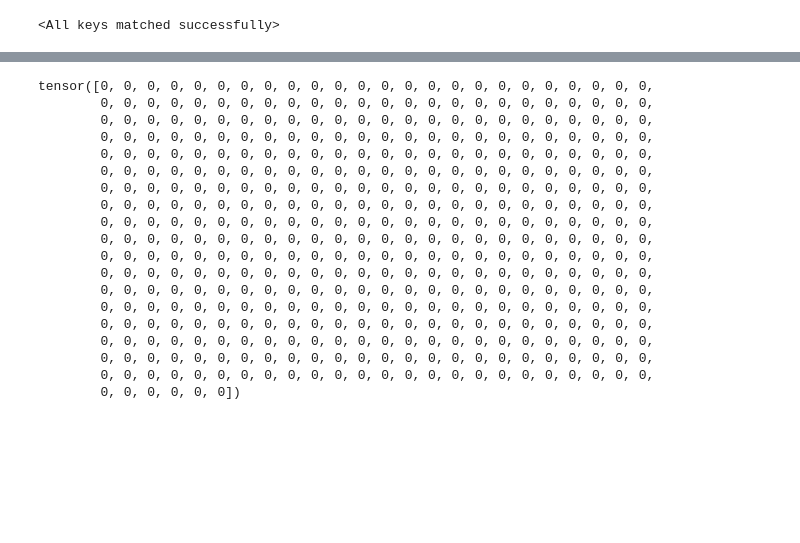
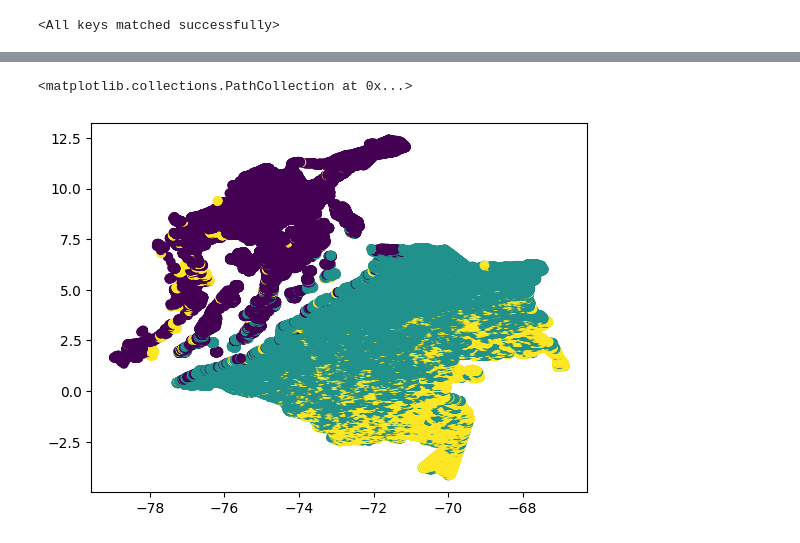
Before and after one commit to HIDES-Co/colombian_case_methane_analysis-, a Jupyter notebook: data_analysis/clusters.ipynb, the cells around one changed output, grey strips where cells are left out. Cells and saved outputs as stored; diff of their text form; code cells hidden in the pictures; blank space fills up the shorter version.

```diff
--- a/data_analysis/clusters.ipynb
+++ b/data_analysis/clusters.ipynb
@@ -271,26 +268,0 @@ magdalena_asset = ee.FeatureCollection('projects/ee-hides/assets/magdalena')
-# %%
-# Convert MultiPolygon from FeatureCollection to Shapely polygons
-features_1 = pacifico_asset.getInfo()['features']
-shapely_polygons = [shape(feat['geometry']) for feat in features_1]
-
-# Update 'cluster' column with a fixed value if the point is inside any polygon
-def update_cluster(row):
-    point = Point(row['longitude'], row['latitude'])
-    for polygon in shapely_polygons:
-        if polygon.contains(point):
-            return 3  # Set the fixed cluster value to 3
-    return row['cluster']  # Keep the original cluster if not inside any polygon
-r['cluster'] = r.apply(update_cluster, axis=1)
-# Convert MultiPolygon from FeatureCollection to Shapely polygons
-features_2 = magdalena_asset.getInfo()['features']
-shapely_polygons = [shape(feat['geometry']) for feat in features_2]
-
-# Update 'cluster' column with a fixed value if the point is inside any polygon
-def update_cluster(row):
-    point = Point(row['longitude'], row['latitude'])
-    for polygon in shapely_polygons:
-        if polygon.contains(point):
-            return 4  # Set the fixed cluster value to 3
-    return row['cluster']  # Keep the original cluster if not inside any polygon
-
-r['cluster'] = r.apply(update_cluster, axis=1)
@@ -717,22 +502,5 @@ plt.scatter(inputs[:,0],inputs[:,1],c=predicted)
-# %%
-predicted
-# %% [output]
-tensor([0, 0, 0, 0, 0, 0, 0, 0, 0, 0, 0, 0, 0, 0, 0, 0, 0, 0, 0, 0, 0, 0, 0, 0,
-        0, 0, 0, 0, 0, 0, 0, 0, 0, 0, 0, 0, 0, 0, 0, 0, 0, 0, 0, 0, 0, 0, 0, 0,
-        0, 0, 0, 0, 0, 0, 0, 0, 0, 0, 0, 0, 0, 0, 0, 0, 0, 0, 0, 0, 0, 0, 0, 0,
-        0, 0, 0, 0, 0, 0, 0, 0, 0, 0, 0, 0, 0, 0, 0, 0, 0, 0, 0, 0, 0, 0, 0, 0,
-        0, 0, 0, 0, 0, 0, 0, 0, 0, 0, 0, 0, 0, 0, 0, 0, 0, 0, 0, 0, 0, 0, 0, 0,
-        0, 0, 0, 0, 0, 0, 0, 0, 0, 0, 0, 0, 0, 0, 0, 0, 0, 0, 0, 0, 0, 0, 0, 0,
-        0, 0, 0, 0, 0, 0, 0, 0, 0, 0, 0, 0, 0, 0, 0, 0, 0, 0, 0, 0, 0, 0, 0, 0,
-        0, 0, 0, 0, 0, 0, 0, 0, 0, 0, 0, 0, 0, 0, 0, 0, 0, 0, 0, 0, 0, 0, 0, 0,
-        0, 0, 0, 0, 0, 0, 0, 0, 0, 0, 0, 0, 0, 0, 0, 0, 0, 0, 0, 0, 0, 0, 0, 0,
-        0, 0, 0, 0, 0, 0, 0, 0, 0, 0, 0, 0, 0, 0, 0, 0, 0, 0, 0, 0, 0, 0, 0, 0,
-        0, 0, 0, 0, 0, 0, 0, 0, 0, 0, 0, 0, 0, 0, 0, 0, 0, 0, 0, 0, 0, 0, 0, 0,
-        0, 0, 0, 0, 0, 0, 0, 0, 0, 0, 0, 0, 0, 0, 0, 0, 0, 0, 0, 0, 0, 0, 0, 0,
-        0, 0, 0, 0, 0, 0, 0, 0, 0, 0, 0, 0, 0, 0, 0, 0, 0, 0, 0, 0, 0, 0, 0, 0,
-        0, 0, 0, 0, 0, 0, 0, 0, 0, 0, 0, 0, 0, 0, 0, 0, 0, 0, 0, 0, 0, 0, 0, 0,
-        0, 0, 0, 0, 0, 0, 0, 0, 0, 0, 0, 0, 0, 0, 0, 0, 0, 0, 0, 0, 0, 0, 0, 0,
-        0, 0, 0, 0, 0, 0, 0, 0, 0, 0, 0, 0, 0, 0, 0, 0, 0, 0, 0, 0, 0, 0, 0, 0,
-        0, 0, 0, 0, 0, 0, 0, 0, 0, 0, 0, 0, 0, 0, 0, 0, 0, 0, 0, 0, 0, 0, 0, 0,
-        0, 0, 0, 0, 0, 0, 0, 0, 0, 0, 0, 0, 0, 0, 0, 0, 0, 0, 0, 0, 0, 0, 0, 0,
-        0, 0, 0, 0, 0, 0])
+# %%
+plt.scatter(X[:,0],X[:,1],c=y)
+# %% [output]
+<matplotlib.collections.PathCollection at 0x...>
+[figure, added]
```
Also changed, not shown: parts of 38 cells of this notebook, 7 other files.
